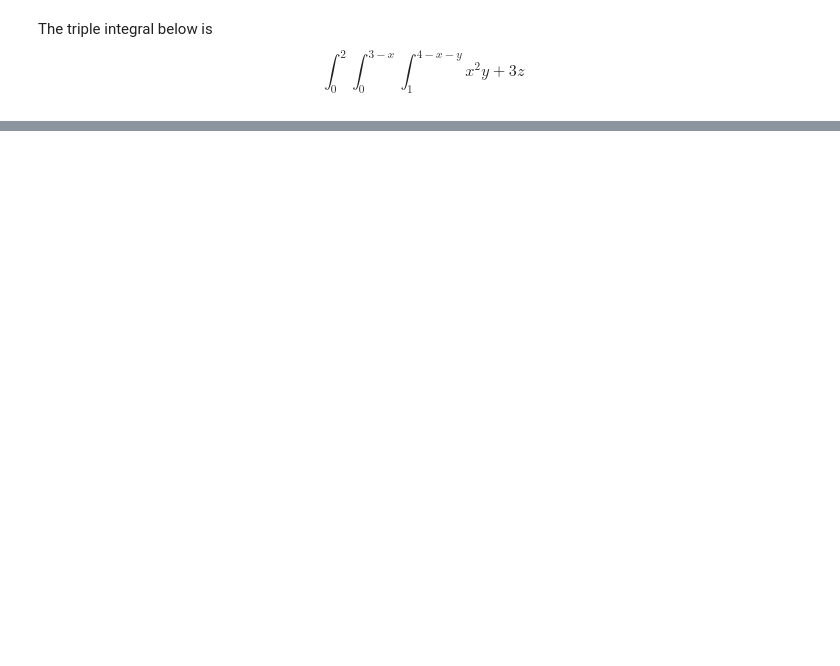
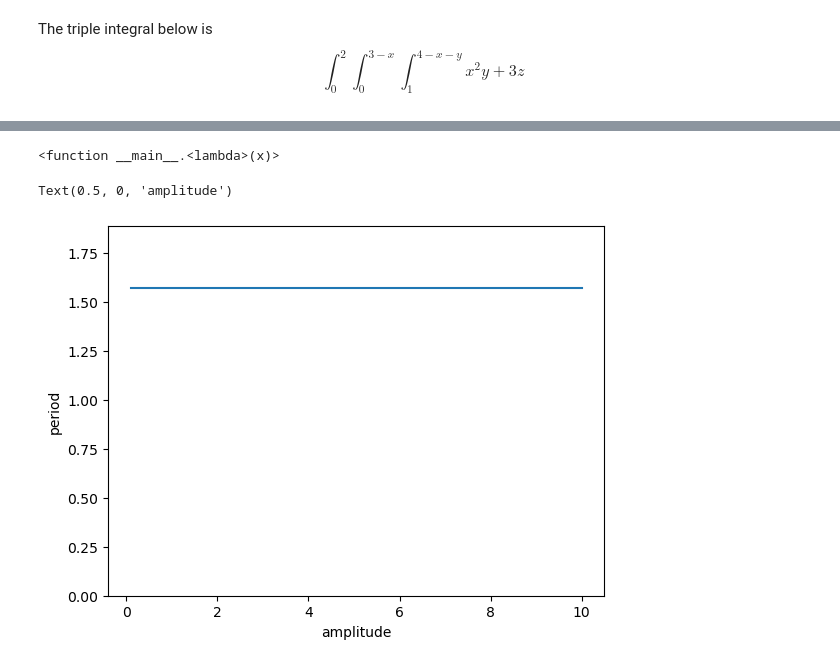
Before and after one commit to Phys3211/resources, a Jupyter notebook: Computation/11_Lecture_Integration.ipynb, the cells around one changed output, grey strips where cells are left out. Drawn from its saved outputs; the diff is of its cells as text; code cells hidden in the pictures; blank space fills up the shorter version.

```diff
--- a/Computation/11_Lecture_Integration.ipynb
+++ b/Computation/11_Lecture_Integration.ipynb
@@ -698,3 +739,28 @@ Let us assume that the potential $V(x)$ is symmetric about $x=0$ and let us set
 (c) Use your function to make a graph of the period for amplitudes ranging from $a=0$ to $a=4$. Do the results match your physical intuition?
 
 (d) If we extend consideration to 3 dimensions where $V(x)\rightarrow V(r)\sim r^2$ and only consider radial motion, we see that the results are the same as the 1 dimensional case. What happens when we consider angular momentum? Repeat (a)-(c) in the case of 3D motion with angular momentum about the equilibrium point of a spherical pendulum.
+# %%
+V
+# %% [output]
+<function __main__.<lambda>(x)>
+# %%
+import scipy.integrate as spi
+import numpy as np
+import matplotlib.pyplot as mp
+
+V = lambda x: x**2
+integrand = lambda x,a: 1/np.sqrt(V(a)-V(x))
+periods = []
+parameters = list(np.linspace(0.1,10,20))
+for a in parameters:
+    T = spi.quad(integrand,0,a,args=(a,))
+    periods.append(T[0])
+
+
+mp.plot(parameters,periods)
+mp.ylim(0,1.2*max(periods))
+mp.ylabel("period")
+mp.xlabel("amplitude")
+# %% [output]
+Text(0.5, 0, 'amplitude')
+[figure, added]
```
Also changed, not shown: parts of 13 cells of this notebook, 3 other files.
